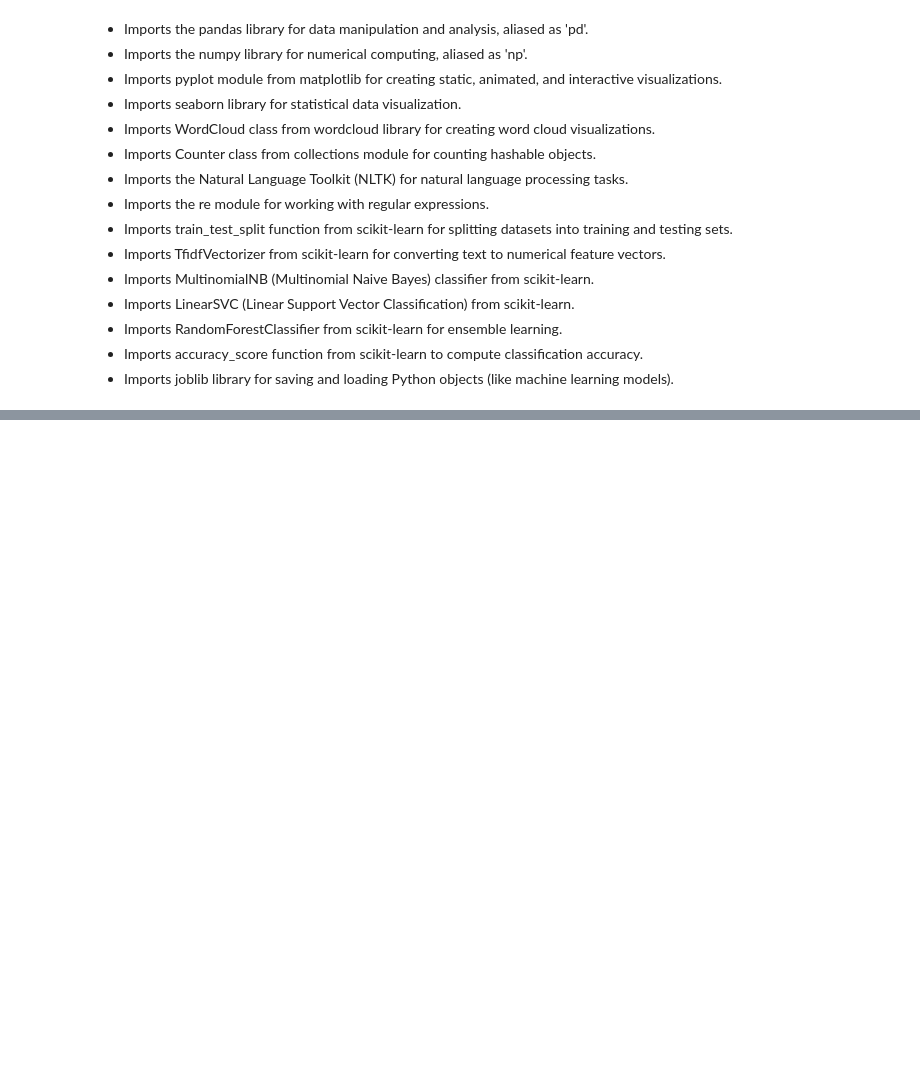
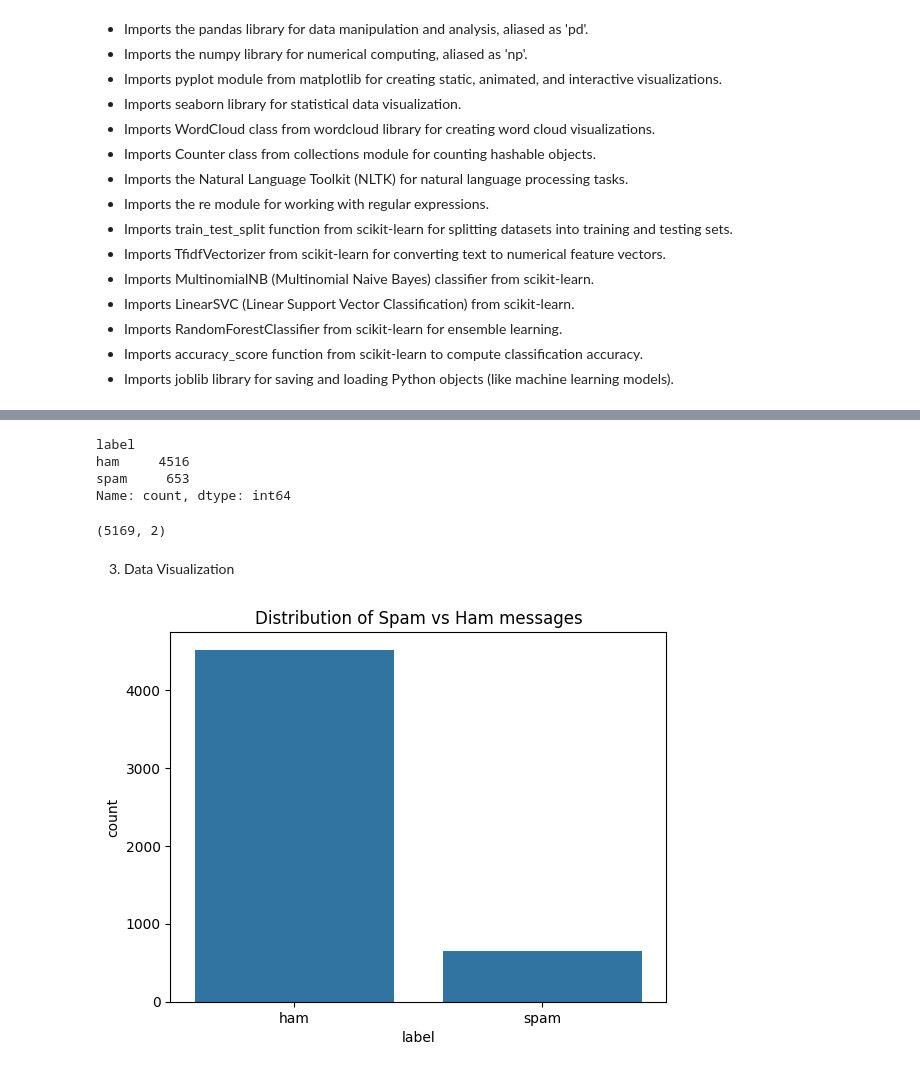
Before and after one commit to siddhantbhattarai/Emerging-Technologies, a Jupyter notebook: Spam-Detection-System.ipynb, the cells around one changed output, grey strips where cells are left out. Drawn from its saved outputs; the diff is of its cells as text; code cells hidden in the pictures; blank space fills up the shorter version.

Commit message:
upto visualization

```diff
--- a/Spam-Detection-System.ipynb
+++ b/Spam-Detection-System.ipynb
@@ -33,0 +43,5 @@ import joblib
+# %%
+# Load the datasets
+url = "https://raw.githubusercontent.com/siddhantbhattarai/practice-datasets/main/SMSSpamCollection"
+df = pd.read_csv(url, sep='\t', names=['label', 'message'])
+df.head()
@@ -33,0 +69,3 @@ import joblib
+# %%
+# Remove the duplicated values
+cleaned_df = df.drop_duplicates()
@@ -33,0 +86,13 @@ import joblib
+# %%
+# Cunt the span vs ham messages
+cleaned_df['label'].value_counts()
+# %% [output]
+label
+ham     4516
+spam     653
+Name: count, dtype: int64
+# %%
+# Checking the size of datasets
+cleaned_df.shape
+# %% [output]
+(5169, 2)
@@ -33,0 +102,9 @@ import joblib
+# %% [markdown]
+3. Data Visualization
+# %%
+# Distribution of spam vs ham messages
+sns.countplot(x='label', data=cleaned_df)
+plt.title("Distribution of Spam vs Ham messages")
+plt.show()
+# %% [output]
+[figure, added]
```
Also changed, not shown: parts of 12 cells of this notebook.
